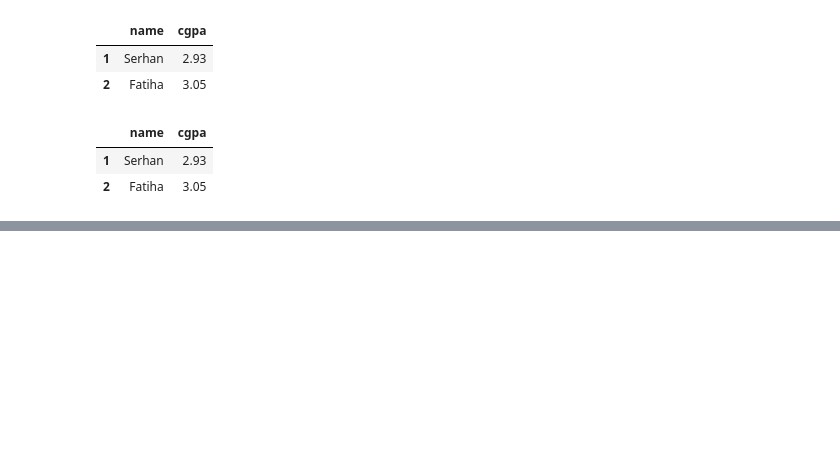
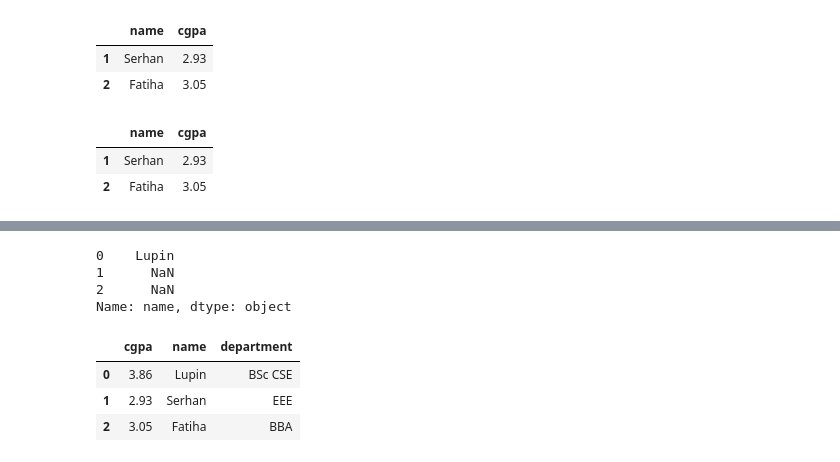
Before and after one commit to tahmid-tanzim/laravel-5-fundamentals, a Jupyter notebook: Pandas_Workspace.ipynb, the cells around one changed output, grey strips where cells are left out. Cells and saved outputs as stored; diff of their text form; code cells hidden in the pictures; blank space fills up the shorter version.

```diff
--- a/Pandas_Workspace.ipynb
+++ b/Pandas_Workspace.ipynb
@@ -182,0 +208,18 @@ students_df[~filt]
+# %%
+# MAP
+students_df['name'].map({'Tanzim': 'Lupin'})
+# %% [output]
+0    Lupin
+1      NaN
+2      NaN
+Name: name, dtype: object
+# %%
+# REPLACE
+students_df['name'] = students_df['name'].replace({'Tanzim': 'Lupin'})
+# %%
+students_df
+# %% [output]
+|  | cgpa | name | department |
+| 0 | 3.86 | Lupin | BSc CSE |
+| 1 | 2.93 | Serhan | EEE |
+| 2 | 3.05 | Fatiha | BBA |
```
Also changed, not shown: parts of 30 cells of this notebook.
